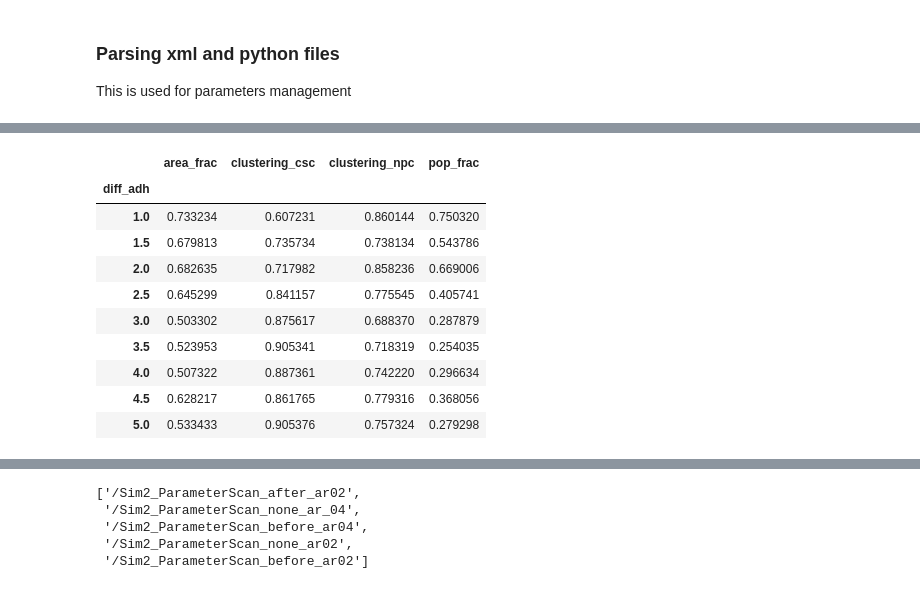
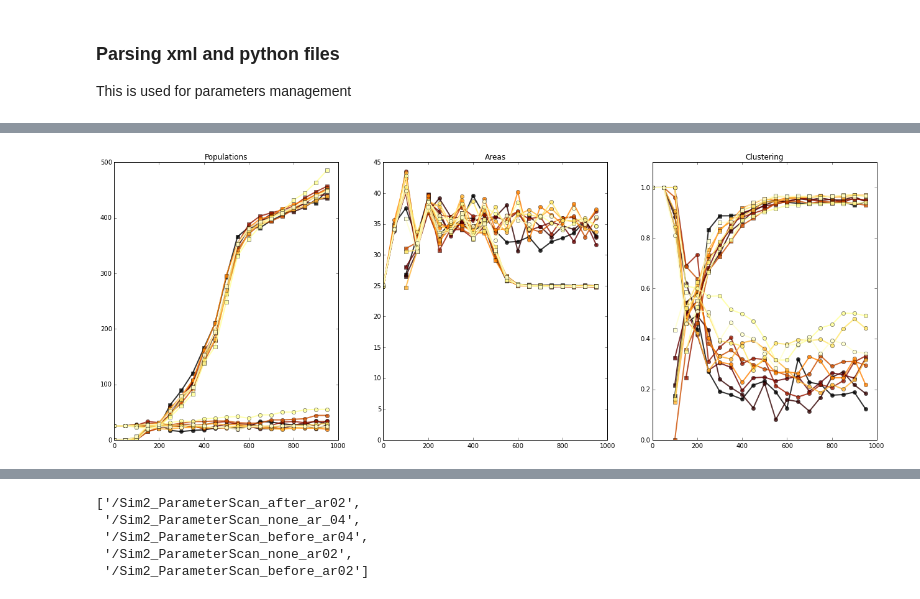
Before and after one commit to glyg/CancerStemCells_GGH, a Jupyter notebook: Notebooks/CompuCell3D simulations Importer.ipynb, the cells around one changed output, grey strips where cells are left out. Drawn from its saved outputs; the diff is of its cells as text; code cells hidden in the pictures.

```diff
--- a/Notebooks/CompuCell3D simulations Importer.ipynb
+++ b/Notebooks/CompuCell3D simulations Importer.ipynb
@@ -389,3 +70,8 @@ for tumor, style in zip(tumors.values(), ['o-', 's-', 'v-', 'd-', '^-', 'o-', 's
+# %%
+show_time_components(tumors, f_size_i)
+plt.savefig('evolution_{}.svg'.format(sim_name))
+# %% [output]
+[figure, added]
 # %%
 data_dict = {}
 
@@ -415,14 +97,0 @@ df = collected[sim_name]
-# %%
-df
-# %% [output]
-|  | area_frac | clustering_csc | clustering_npc | pop_frac |
-| diff_adh |  |  |  |  |
-| 1.0 | 0.733234 | 0.607231 | 0.860144 | 0.750320 |
-| 1.5 | 0.679813 | 0.735734 | 0.738134 | 0.543786 |
-| 2.0 | 0.682635 | 0.717982 | 0.858236 | 0.669006 |
-| 2.5 | 0.645299 | 0.841157 | 0.775545 | 0.405741 |
-| 3.0 | 0.503302 | 0.875617 | 0.688370 | 0.287879 |
-| 3.5 | 0.523953 | 0.905341 | 0.718319 | 0.254035 |
-| 4.0 | 0.507322 | 0.887361 | 0.742220 | 0.296634 |
-| 4.5 | 0.628217 | 0.861765 | 0.779316 | 0.368056 |
-| 5.0 | 0.533433 | 0.905376 | 0.757324 | 0.279298 |
```
Also changed, not shown: parts of 26 cells of this notebook, 6 other files.
